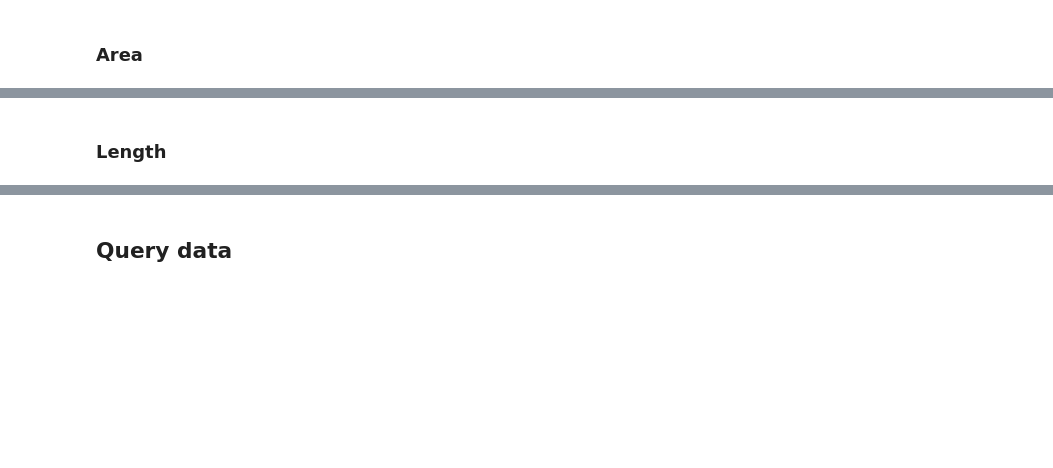
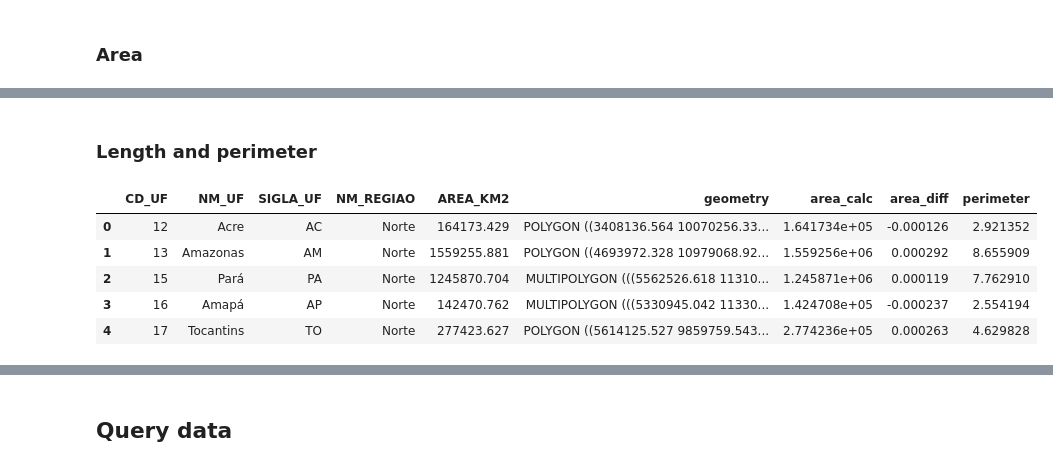
Before and after one commit to LPontes/Python-for-Geospatial-Analysis, a Jupyter notebook: tutorials/1.1 - Vector - Geopandas intro.ipynb, the cells around one changed output, grey strips where cells are left out. Saved outputs shown, nothing was run; the diff lists cells and outputs as text; code cells hidden in the pictures; blank space fills up the shorter version.

```diff
--- a/tutorials/1.1 - Vector - Geopandas intro.ipynb
+++ b/tutorials/1.1 - Vector - Geopandas intro.ipynb
@@ -43,4 +120,11 @@ df = gpd.read_postgis(sql, con)
+# %%
+# project using Projeção de Albers - IBGE. (https://biblioteca.ibge.gov.br/visualizacao/livros/liv101998.pdf)
+estados = estados.to_crs("+proj=aea +lat_0=-12 +lon_0=-54 +lat_1=-2 +lat_2=-22 +x_0=5000000 +y_0=10000000 +ellps=GRS80 +units=m +no_defs")
 # %% [markdown]
 ## Field Calculations
 # %% [markdown]
 ### Area
+# %%
+estados['area_calc'] = estados.area/1e6
+# %%
+estados['area_diff'] = estados['AREA_KM2'] - estados['area_calc']
@@ -47,2 +151,13 @@ df = gpd.read_postgis(sql, con)
 # %% [markdown]
-### Length
+### Length and perimeter
+# %%
+estados['perimeter'] = estados.length/1e6
+# %%
+estados.head()
+# %% [output]
+|  | CD_UF | NM_UF | SIGLA_UF | NM_REGIAO | AREA_KM2 | geometry | area_calc | area_diff | perimeter |
+| 0 | 12 | Acre | AC | Norte | 164173.429 | POLYGON ((3408136.564 10070256.33... | 1.641734e+05 | -0.000126 | 2.921352 |
+| 1 | 13 | Amazonas | AM | Norte | 1559255.881 | POLYGON ((4693972.328 10979068.92... | 1.559256e+06 | 0.000292 | 8.655909 |
+| 2 | 15 | Pará | PA | Norte | 1245870.704 | MULTIPOLYGON (((5562526.618 11310... | 1.245871e+06 | 0.000119 | 7.762910 |
+| 3 | 16 | Amapá | AP | Norte | 142470.762 | MULTIPOLYGON (((5330945.042 11330... | 1.424708e+05 | -0.000237 | 2.554194 |
+| 4 | 17 | Tocantins | TO | Norte | 277423.627 | POLYGON ((5614125.527 9859759.543... | 2.774236e+05 | 0.000263 | 4.629828 |
```
Also changed, not shown: parts of 41 cells of this notebook.
